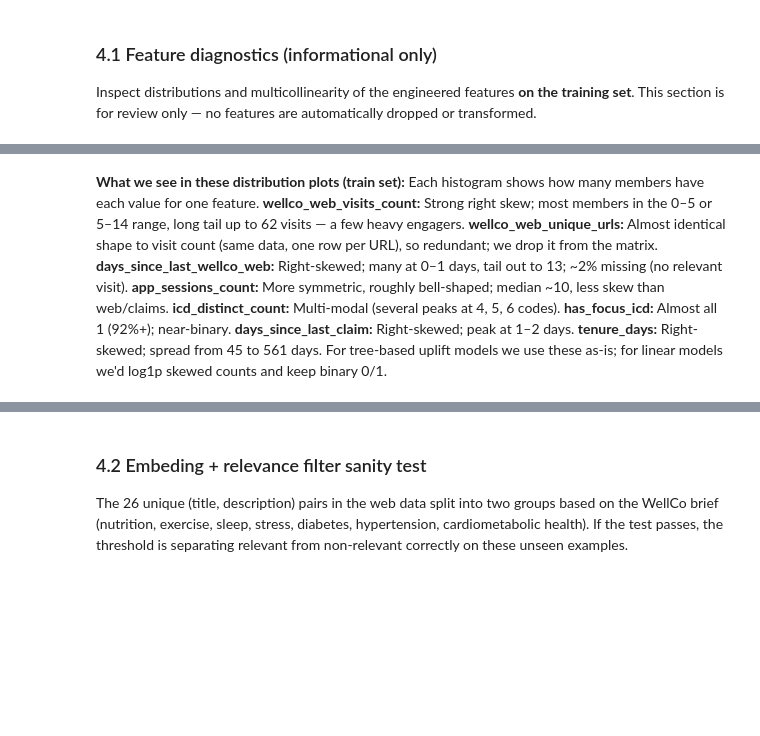
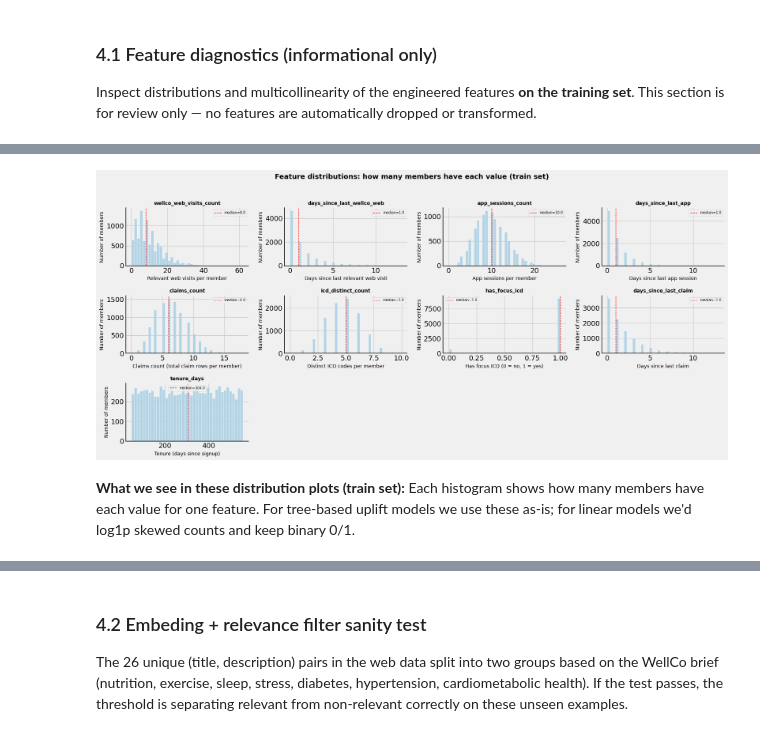
Before and after one commit to Noa-Gilad/Uplift-Modeling-Churn-Prevention, a Jupyter notebook: src/uplift_churn_run.ipynb, the cells around one changed output, grey strips where cells are left out. Cells and saved outputs as stored; diff of their text form; code cells hidden in the pictures; blank space fills up the shorter version.

```diff
--- a/src/uplift_churn_run.ipynb
+++ b/src/uplift_churn_run.ipynb
@@ -405,6 +863,8 @@ FEATURE_COLS = [
     # "wellco_web_unique_urls",
     "days_since_last_wellco_web",
     "app_sessions_count",
+    "days_since_last_app",
+    "claims_count",
     "icd_distinct_count",
     "has_focus_icd",
     "days_since_last_claim",
@@ -414,19 +892,23 @@ feature_diagnostics(train_features, FEATURE_COLS, title_suffix="(train)")
 # %%
 # ── 4.6b  Histograms ────────────────────────────────────────────────────────
 # Each plot: x = feature value, y = how many members have that value.
 FEATURE_XLABELS = {
     "wellco_web_visits_count": "Relevant web visits per member",
     "wellco_web_unique_urls": "Unique URLs (WellCo-relevant visits)",
     "days_since_last_wellco_web": "Days since last relevant web visit",
     "app_sessions_count": "App sessions per member",
+    "days_since_last_app": "Days since last app session",
+    "claims_count": "Claims count (total claim rows per member)",
     "icd_distinct_count": "Distinct ICD codes per member",
     "has_focus_icd": "Has focus ICD (0 = no, 1 = yes)",
     "days_since_last_claim": "Days since last claim",
     "tenure_days": "Tenure (days since signup)",
 }
 plot_feature_histograms(train_features, FEATURE_COLS, xlabels=FEATURE_XLABELS, suptitle="Feature distributions: how many members have each value (train set)")
+# %% [output]
+[figure, added]
 # %% [markdown]
-**What we see in these distribution plots (train set):** Each histogram shows how many members have each value for one feature. **wellco_web_visits_count:** Strong right skew; most members in the 0–5 or 5–14 range, long tail up to 62 visits — a few heavy engagers. **wellco_web_unique_urls:** Almost identical shape to visit count (same data, one row per URL), so redundant; we drop it from the matrix. **days_since_last_wellco_web:** Right-skewed; many at 0–1 days, tail out to 13; ~2% missing (no relevant visit). **app_sessions_count:** More symmetric, roughly bell-shaped; median ~10, less skew than web/claims. **icd_distinct_count:** Multi-modal (several peaks at 4, 5, 6 codes). **has_focus_icd:** Almost all 1 (92%+); near-binary. **days_since_last_claim:** Right-skewed; peak at 1–2 days. **tenure_days:** Right-skewed; spread from 45 to 561 days. For tree-based uplift models we use these as-is; for linear models we'd log1p skewed counts and keep binary 0/1.
+**What we see in these distribution plots (train set):** Each histogram shows how many members have each value for one feature. For tree-based uplift models we use these as-is; for linear models we'd log1p skewed counts and keep binary 0/1.
 # %%
 # ── 4.6c  Multicollinearity diagnostic ──────────────────────────────────────
 plot_correlation_diagnostics(train_features, FEATURE_COLS, threshold=0.8, title_suffix="(train set)")
```
Also changed, not shown: parts of 43 cells of this notebook, 2 other files.
